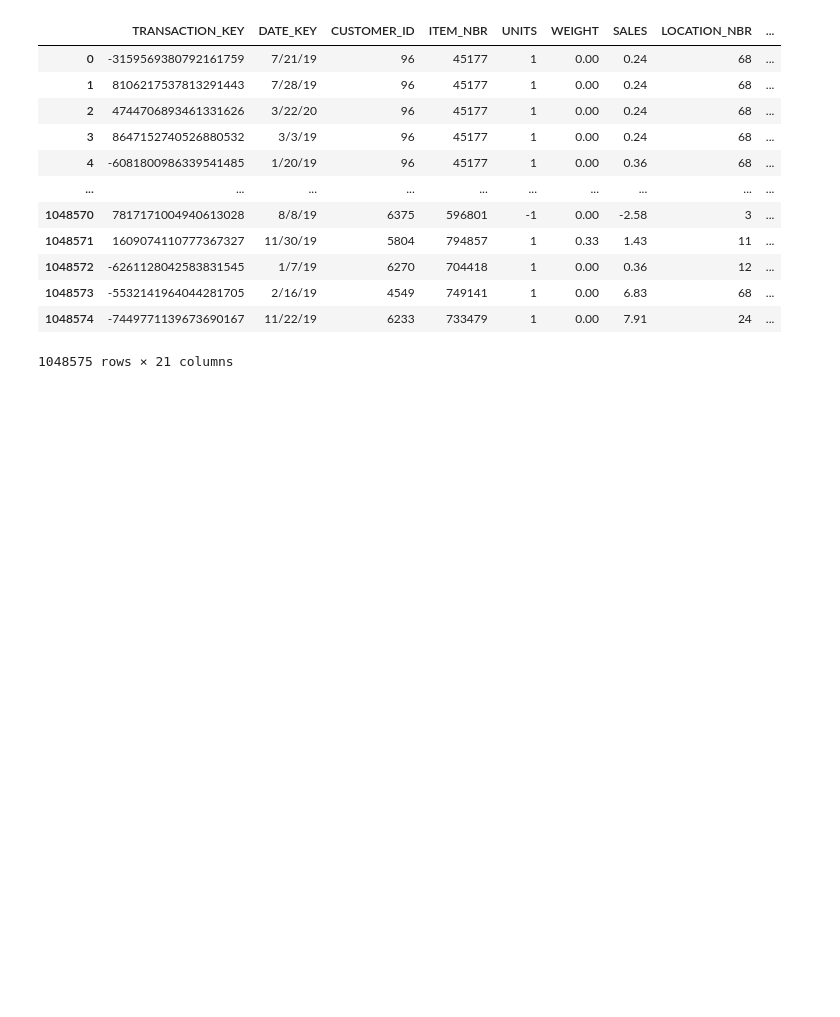
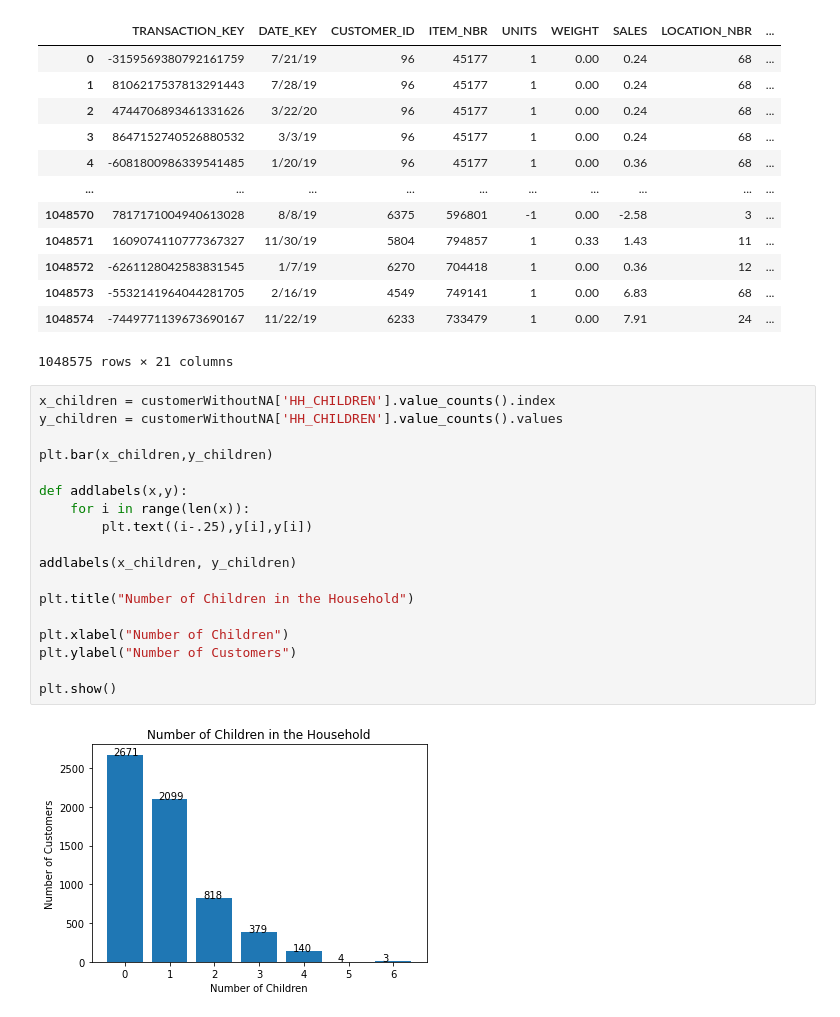
Before and after one commit to mtienpasertkij/Wegmans-Project, a Jupyter notebook: Deliverable 1 - Data Cleaning and Preparation.ipynb, the cells around one changed output. Saved outputs shown, nothing was run; the diff lists cells and outputs as text; blank space fills up the shorter version.

```diff
--- a/Deliverable 1 - Data Cleaning and Preparation.ipynb
+++ b/Deliverable 1 - Data Cleaning and Preparation.ipynb
@@ -467,3 +467,23 @@ wegmansAll
 | 1048573 | -5532141964044281705 | 2/16/19 | 4549 | 749141 | 1 | 0.00 | 6.83 | 68 | ... |
 | 1048574 | -7449771139673690167 | 11/22/19 | 6233 | 733479 | 1 | 0.00 | 7.91 | 24 | ... |
 1048575 rows × 21 columns
+# %%
+x_children = customerWithoutNA['HH_CHILDREN'].value_counts().index
+y_children = customerWithoutNA['HH_CHILDREN'].value_counts().values
+
+plt.bar(x_children,y_children)
+
+def addlabels(x,y):
+    for i in range(len(x)):
+        plt.text((i-.25),y[i],y[i])
+
+addlabels(x_children, y_children)
+
+plt.title("Number of Children in the Household")
+
+plt.xlabel("Number of Children")
+plt.ylabel("Number of Customers")
+
+plt.show()
+# %% [output]
+[figure, added]
```
Also changed, not shown: parts of 17 cells of this notebook.
